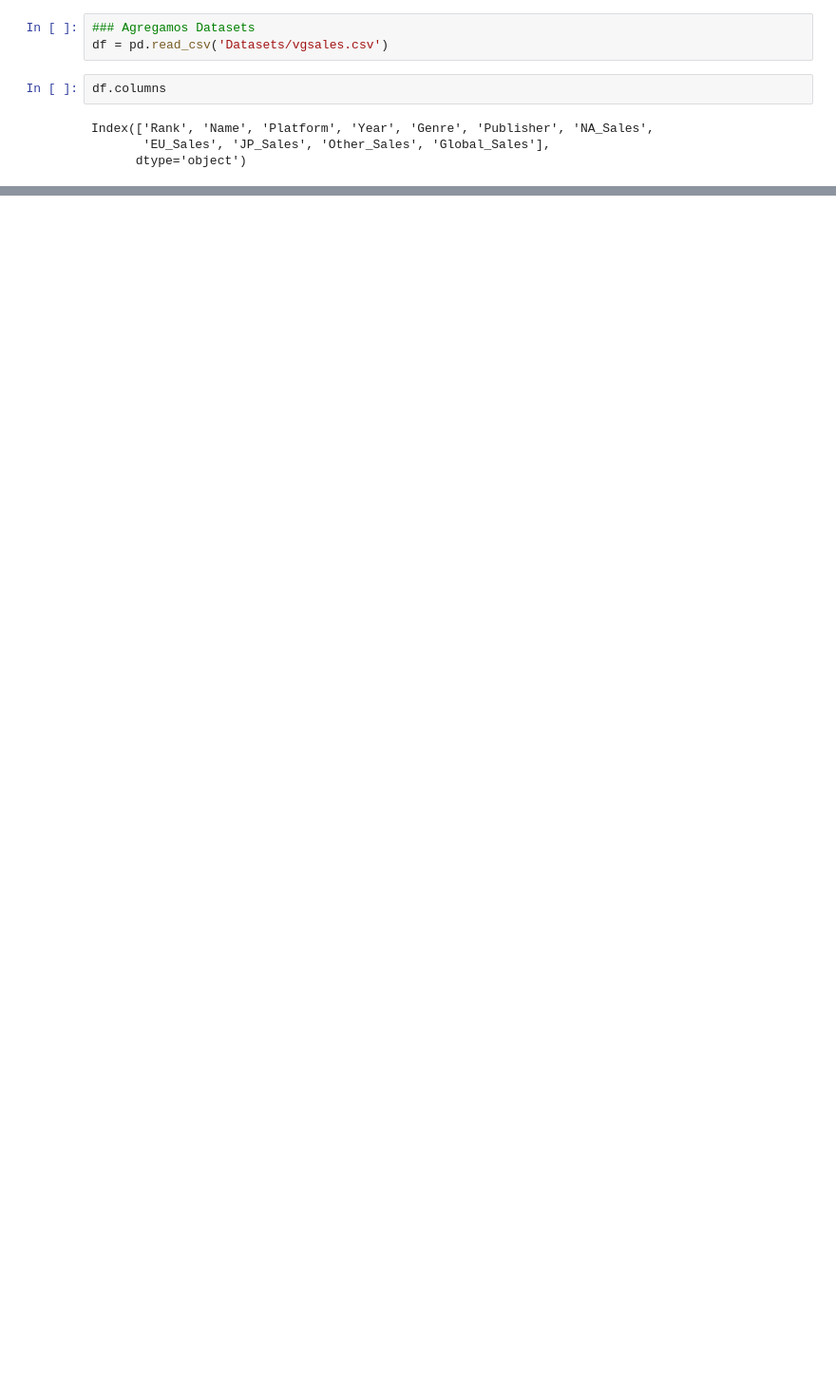
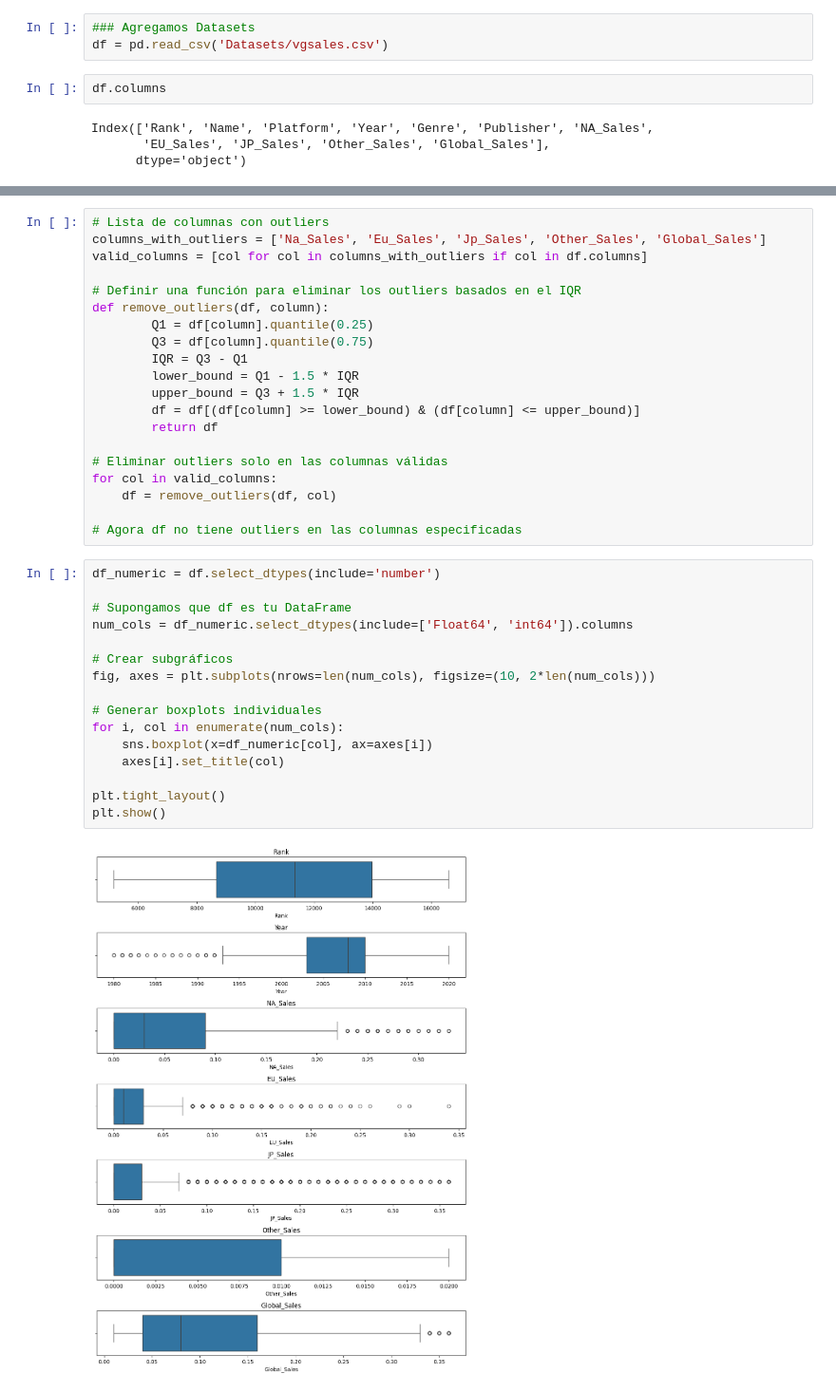
Before and after one commit to DanielAlejandro-Analytics/Video-Game-Sales, a Jupyter notebook: Games-Project.ipynb, the cells around one changed output, grey strips where cells are left out. Shown at 95% size. Cells and saved outputs as stored; diff of their text form; blank space fills up the shorter version.

```diff
--- a/Games-Project.ipynb
+++ b/Games-Project.ipynb
@@ -24,0 +109,38 @@ df.head()
+# %%
+# Lista de columnas con outliers
+columns_with_outliers = ['Na_Sales', 'Eu_Sales', 'Jp_Sales', 'Other_Sales', 'Global_Sales']
+valid_columns = [col for col in columns_with_outliers if col in df.columns]
+
+# Definir una función para eliminar los outliers basados en el IQR
+def remove_outliers(df, column):
+        Q1 = df[column].quantile(0.25)
+        Q3 = df[column].quantile(0.75)
+        IQR = Q3 - Q1
+        lower_bound = Q1 - 1.5 * IQR
+        upper_bound = Q3 + 1.5 * IQR
+        df = df[(df[column] >= lower_bound) & (df[column] <= upper_bound)]
+        return df
+
+# Eliminar outliers solo en las columnas válidas
+for col in valid_columns:
+    df = remove_outliers(df, col)
+
+# Agora df no tiene outliers en las columnas especificadas
+# %%
+df_numeric = df.select_dtypes(include='number')
+
+# Supongamos que df es tu DataFrame
+num_cols = df_numeric.select_dtypes(include=['Float64', 'int64']).columns
+
+# Crear subgráficos
+fig, axes = plt.subplots(nrows=len(num_cols), figsize=(10, 2*len(num_cols)))
+
+# Generar boxplots individuales
+for i, col in enumerate(num_cols):
+    sns.boxplot(x=df_numeric[col], ax=axes[i])
+    axes[i].set_title(col)
+
+plt.tight_layout()
+plt.show()
+# %% [output]
+[figure, added]
```
Also changed, not shown: parts of 15 cells of this notebook.
